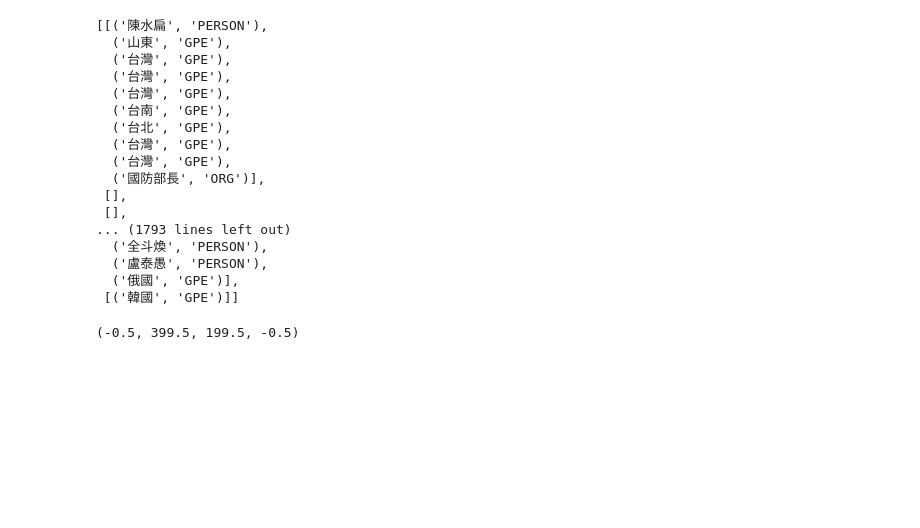
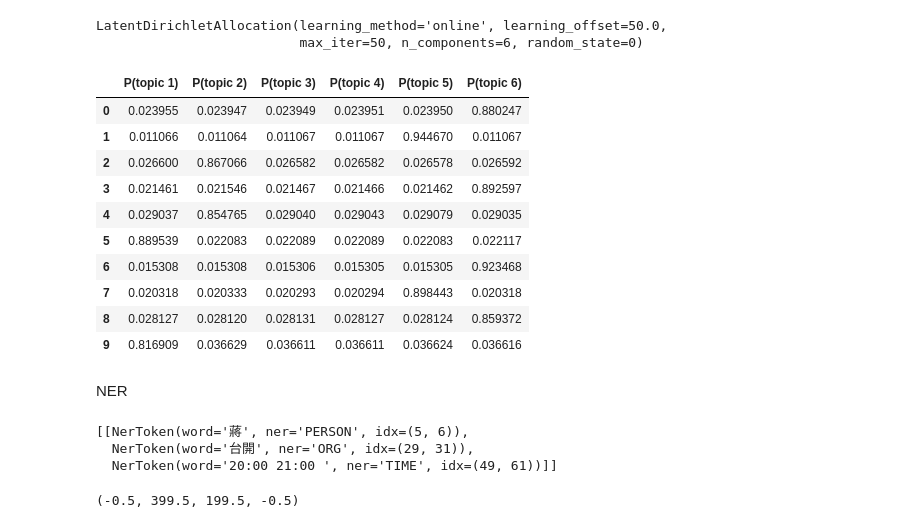
Before and after one commit to hsieh2000/HW, a Jupyter notebook: NLP.ipynb, the cells around one changed output. Cells and saved outputs as stored; diff of their text form; code cells hidden in the pictures; blank space fills up the shorter version.

```diff
--- a/NLP.ipynb
+++ b/NLP.ipynb
@@ -319,3 +515,46 @@ feature_names
+# %%
+from sklearn.feature_extraction.text import TfidfVectorizer
+from sklearn.decomposition import LatentDirichletAllocation
+# 指定 lda 主题数
+n_topics = 6
+n_top_words = 15
+
+lda = LatentDirichletAllocation(
+    n_components=n_topics, max_iter=50,
+    learning_method='online',
+    learning_offset=50.,
+    random_state=0)
+print(lda)
+
+lda.fit(tf_idf)
+
+# 计算 n_top_words 个主题词
+top_words_df = top_words_data_frame(lda, tf_idf_vectorizer, n_top_words)
+
+# 转 tf_idf 为数组，以便后面使用它来对文本主题概率分布进行计算
+X = tf_idf.toarray()
+
+# 计算完毕主题概率分布情况
+predict_df = predict_to_data_frame(lda, X)
+# %% [output]
+LatentDirichletAllocation(learning_method='online', learning_offset=50.0,
+                          max_iter=50, n_components=6, random_state=0)
+# %%
+predict_df
+# %% [output]
+|  | P(topic 1) | P(topic 2) | P(topic 3) | P(topic 4) | P(topic 5) | P(topic 6) |
+| 0 | 0.023955 | 0.023947 | 0.023949 | 0.023951 | 0.023950 | 0.880247 |
+| 1 | 0.011066 | 0.011064 | 0.011067 | 0.011067 | 0.944670 | 0.011067 |
+| 2 | 0.026600 | 0.867066 | 0.026582 | 0.026582 | 0.026578 | 0.026592 |
+| 3 | 0.021461 | 0.021546 | 0.021467 | 0.021466 | 0.021462 | 0.892597 |
+| 4 | 0.029037 | 0.854765 | 0.029040 | 0.029043 | 0.029079 | 0.029035 |
+| 5 | 0.889539 | 0.022083 | 0.022089 | 0.022089 | 0.022083 | 0.022117 |
+| 6 | 0.015308 | 0.015308 | 0.015306 | 0.015305 | 0.015305 | 0.923468 |
+| 7 | 0.020318 | 0.020333 | 0.020293 | 0.020294 | 0.898443 | 0.020318 |
+| 8 | 0.028127 | 0.028120 | 0.028131 | 0.028127 | 0.028124 | 0.859372 |
+| 9 | 0.816909 | 0.036629 | 0.036611 | 0.036611 | 0.036624 | 0.036616 |
+# %% [markdown]
+NER
 # %%
 ner_lst = []
 for i in range(0,10):
@@ -326,23 +565,9 @@ for i in range(0,10):
-# %%
-ner_lst
-# %% [output]
-[[('陳水扁', 'PERSON'),
-  ('山東', 'GPE'),
-  ('台灣', 'GPE'),
-  ('台灣', 'GPE'),
-  ('台灣', 'GPE'),
-  ('台南', 'GPE'),
-  ('台北', 'GPE'),
-  ('台灣', 'GPE'),
-  ('台灣', 'GPE'),
-  ('國防部長', 'ORG')],
- [],
- [],
-... (1793 lines left out)
-  ('全斗煥', 'PERSON'),
-  ('盧泰愚', 'PERSON'),
-  ('俄國', 'GPE')],
- [('韓國', 'GPE')]]
+# %%
+ner_results
+# %% [output]
+[[NerToken(word='蔣', ner='PERSON', idx=(5, 6)),
+  NerToken(word='台開', ner='ORG', idx=(29, 31)),
+  NerToken(word='20:00 21:00 ', ner='TIME', idx=(49, 61))]]
 # %%
 ner_list = pd.DataFrame()
 ner_list["ner_lst"] = ner_lst
```
Also changed, not shown: parts of 38 cells of this notebook, 1 other file.
